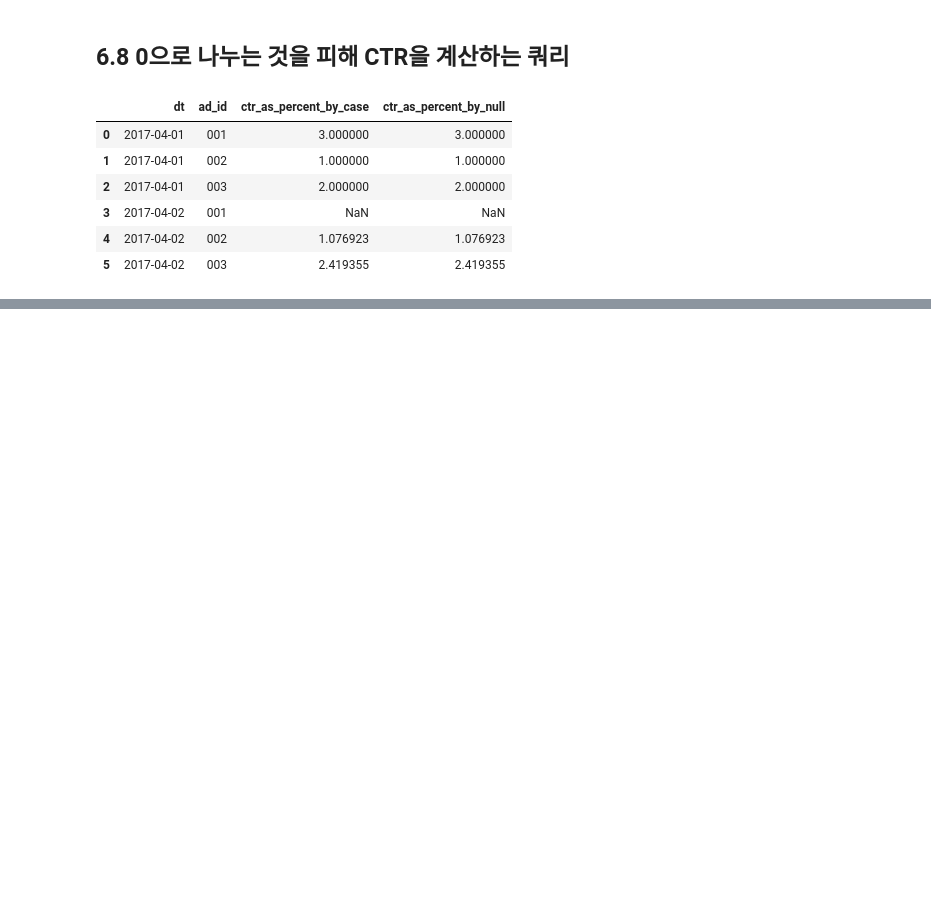
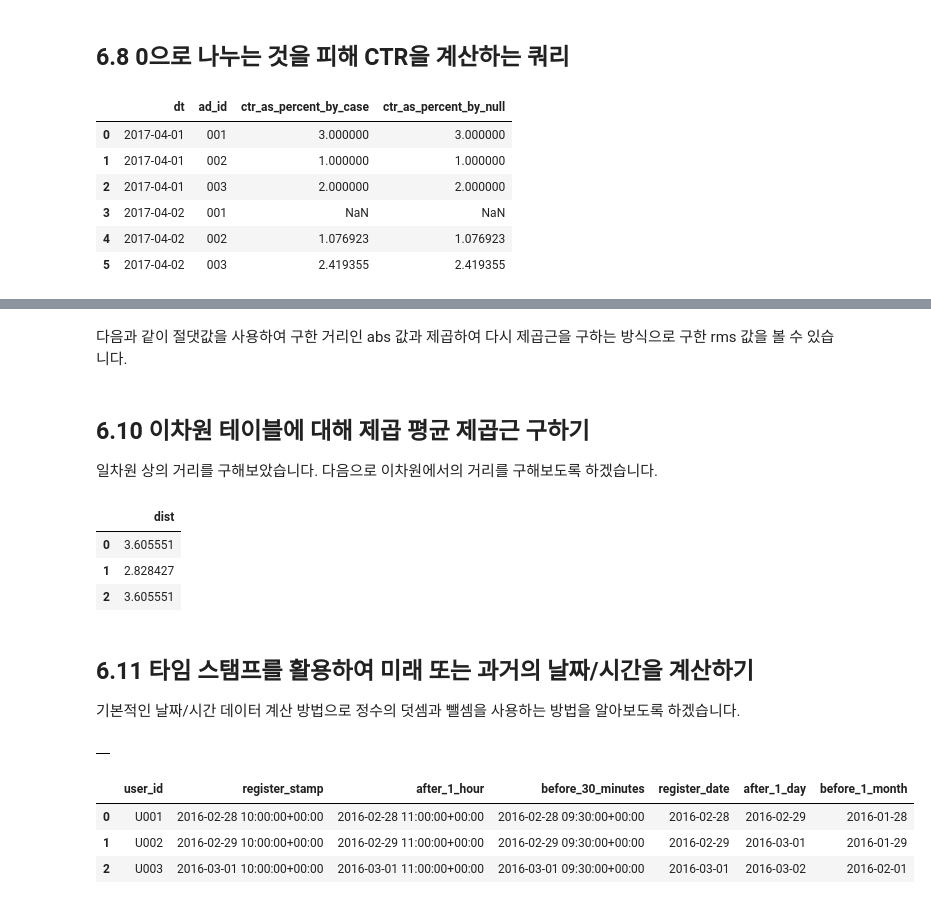
Before and after one commit to yhp2205/SQL, a Jupyter notebook: ch_6.ipynb, the cells around one changed output, grey strips where cells are left out. Cells and saved outputs as stored; diff of their text form; code cells hidden in the pictures; blank space fills up the shorter version.

```diff
--- a/ch_6.ipynb
+++ b/ch_6.ipynb
@@ -259,0 +312,54 @@ case 식을 이용하여 조건을 걸고,
+# %% [markdown]
+다음과 같이 절댓값을 사용하여 구한 거리인 abs 값과 제곱하여 다시 제곱근을 구하는 방식으로 구한 rms 값을 볼 수 있습니다.
+# %% [markdown]
+## 6.10 이차원 테이블에 대해 제곱 평균 제곱근 구하기
+일차원 상의 거리를 구해보았습니다. 다음으로 이차원에서의 거리를 구해보도록 하겠습니다.
+# %%
+%%bigquery --project mygcpproject-340112
+SELECT
+  sqrt(power(x1-x2, 2) + power(y1-y2, 2)) AS dist
+FROM sqldata.location_2d
+;
+# %% [output]
+|  | dist |
+| 0 | 3.605551 |
+| 1 | 2.828427 |
+| 2 | 3.605551 |
+# %% [markdown]
+## 6.11 타임 스탬프를 활용하여 미래 또는 과거의 날짜/시간을 계산하기
+기본적인 날짜/시간 데이터 계산 방법으로 정수의 덧셈과 뺄셈을 사용하는 방법을 알아보도록 하겠습니다.
+# %%
+%%bigquery --project mygcpproject-340112
+DROP TABLE IF EXISTS sqldata.mst_users_with_dates;
+CREATE TABLE sqldata.mst_users_with_dates (
+    user_id        string
+  , register_stamp string
+  , birth_date     string
+);
+
+INSERT INTO sqldata.mst_users_with_dates
+VALUES
+    ('U001', '2016-02-28 10:00:00', '2000-02-29')
+  , ('U002', '2016-02-29 10:00:00', '2000-02-29')
+  , ('U003', '2016-03-01 10:00:00', '2000-02-29')
+;
+# %% [output]
+|  |
+# %%
+%%bigquery --project mygcpproject-340112
+SELECT
+    user_id
+  , timestamp(register_stamp) AS register_stamp
+  , timestamp_add(timestamp(register_stamp), interval 1 hour) AS after_1_hour
+  , timestamp_sub(timestamp(register_stamp), interval 30 minute) AS before_30_minutes
+  -- 타임스탬프 문자열을 기반으로 직접 날짜 계산을 할 수 없으므로 타임스탬프 자료형을 날짜/시간 자료형으로 변환한 뒤 계산하기
+  , date(timestamp(register_stamp)) AS register_date
+  , date_add(date(timestamp(register_stamp)), interval 1 day) AS after_1_day
+  , date_sub(date(timestamp(register_stamp)), interval 1 month) AS before_1_month
+FROM sqldata.mst_users_with_dates
+;
+# %% [output]
+|  | user_id | register_stamp | after_1_hour | before_30_minutes | register_date | after_1_day | before_1_month |
+| 0 | U001 | 2016-02-28 10:00:00+00:00 | 2016-02-28 11:00:00+00:00 | 2016-02-28 09:30:00+00:00 | 2016-02-28 | 2016-02-29 | 2016-01-28 |
+| 1 | U002 | 2016-02-29 10:00:00+00:00 | 2016-02-29 11:00:00+00:00 | 2016-02-29 09:30:00+00:00 | 2016-02-29 | 2016-03-01 | 2016-01-29 |
+| 2 | U003 | 2016-03-01 10:00:00+00:00 | 2016-03-01 11:00:00+00:00 | 2016-03-01 09:30:00+00:00 | 2016-03-01 | 2016-03-02 | 2016-02-01 |
```
Also changed, not shown: parts of 19 cells of this notebook.
